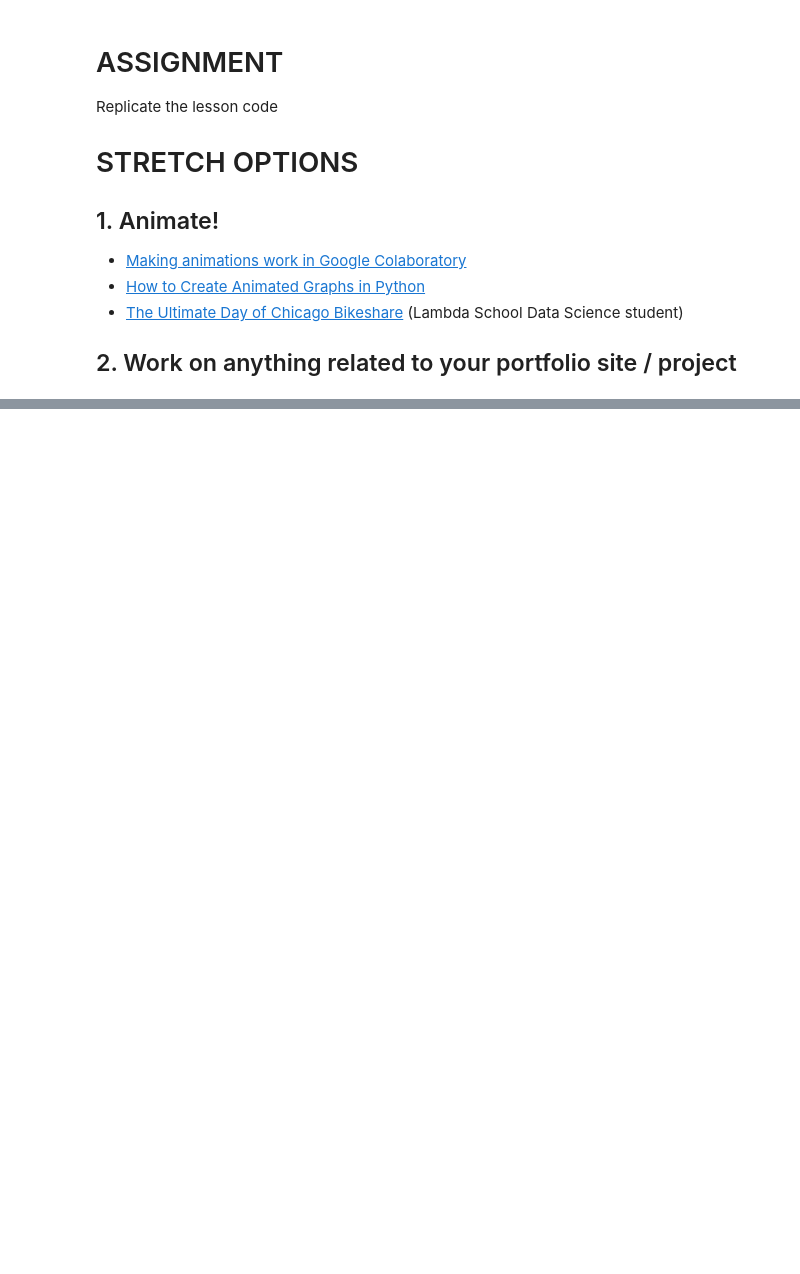
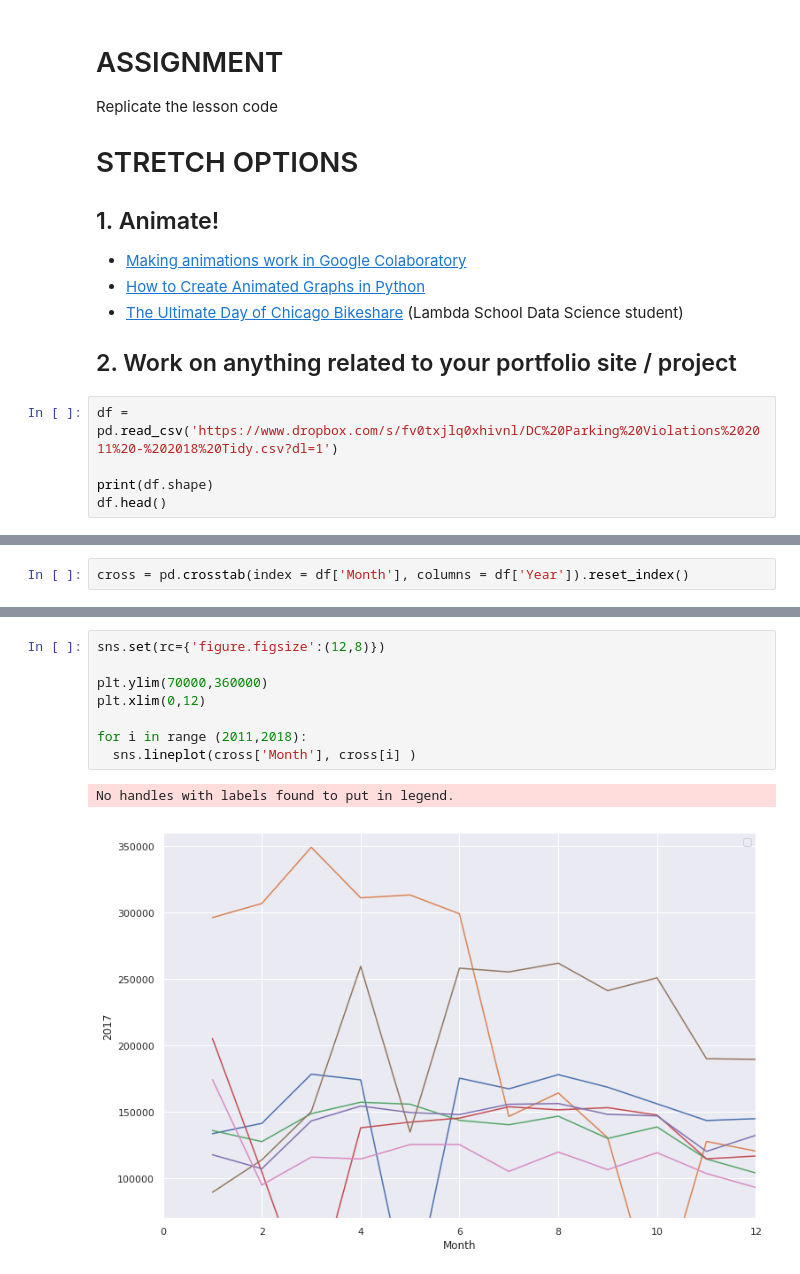
Before and after one commit to bloominstituteoftechnology/DS-Unit-1-Sprint-3-Data-Storytelling, a Jupyter notebook: module4-sequence-your-narrative/LS_DS_224_Sequence_your_narrative.ipynb, the cells around one changed output, grey strips where cells are left out. Cells and saved outputs as stored; diff of their text form; blank space fills up the shorter version.

```diff
--- a/module4-sequence-your-narrative/LS_DS_224_Sequence_your_narrative.ipynb
+++ b/module4-sequence-your-narrative/LS_DS_224_Sequence_your_narrative.ipynb
@@ -351,3 +356,8 @@ Replicate the lesson code
 - [The Ultimate Day of Chicago Bikeshare](https://chrisluedtke.github.io/divvy-data.html) (Lambda School Data Science student)
 
 ## 2. Work on anything related to your portfolio site / project
+# %%
+df = pd.read_csv('https://www.dropbox.com/s/fv0txjlq0xhivnl/DC%20Parking%20Violations%202011%20-%202018%20Tidy.csv?dl=1')
+
+print(df.shape)
+df.head()
@@ -353,0 +394,2 @@ Replicate the lesson code
+# %%
+cross = pd.crosstab(index = df['Month'], columns = df['Year']).reset_index()
@@ -353,0 +412,11 @@ Replicate the lesson code
+# %%
+sns.set(rc={'figure.figsize':(12,8)})
+
+plt.ylim(70000,360000)
+plt.xlim(0,12)
+
+for i in range (2011,2018):
+  sns.lineplot(cross['Month'], cross[i] )
+# %% [output]
+No handles with labels found to put in legend.
+[figure, added]
```
Also changed, not shown: parts of 21 cells of this notebook.
